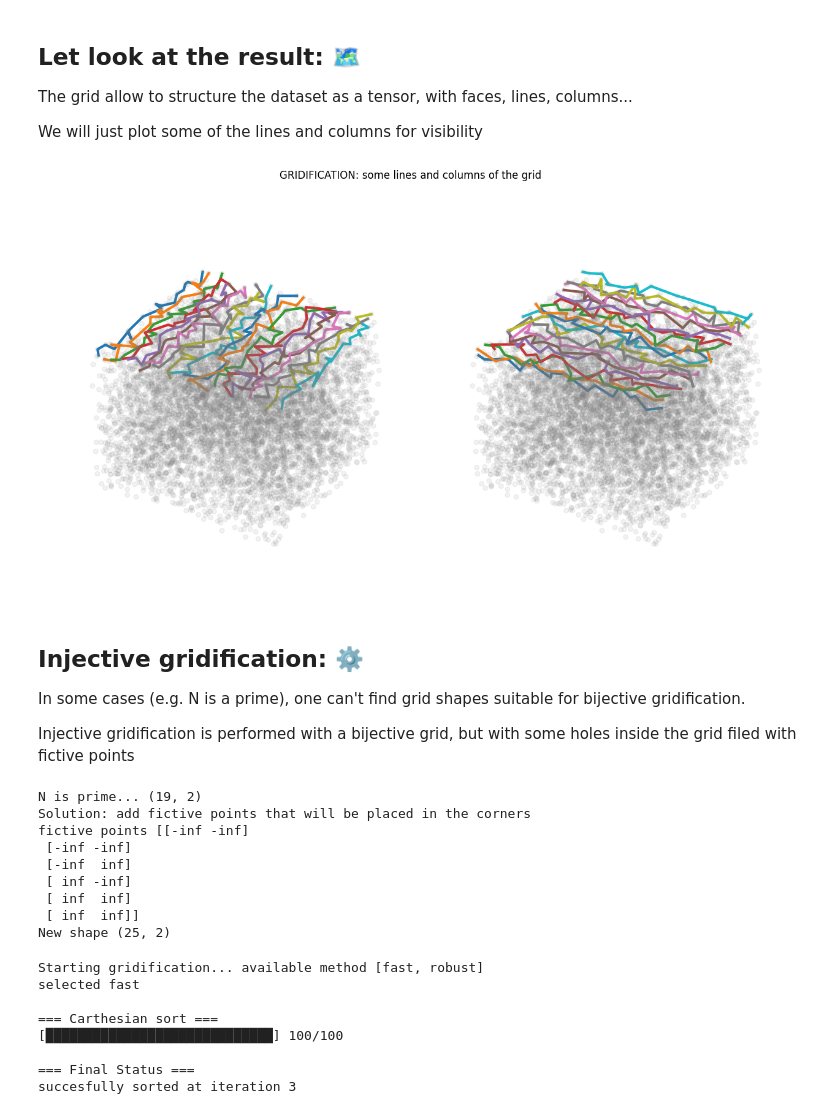
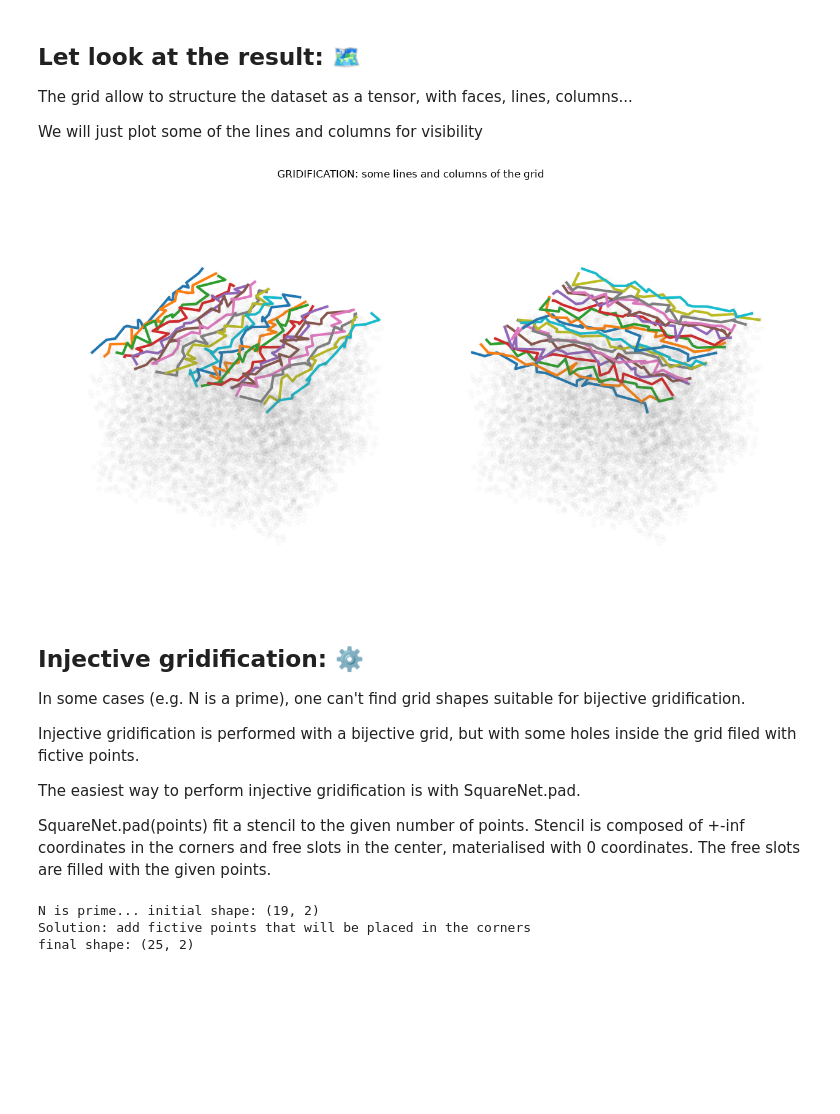
Before and after one commit to ArmanddeCacqueray/SquareNet, a Jupyter notebook: 00_getting_started.ipynb, the cells around one changed output. Drawn from its saved outputs; the diff is of its cells as text; code cells hidden in the pictures; blank space fills up the shorter version.

```diff
--- a/00_getting_started.ipynb
+++ b/00_getting_started.ipynb
@@ -91,80 +92,52 @@ up_face = grided_points[:, :, -1] #upper face of the grid
 # %%
 fig = plt.figure(figsize=(16, 8))
 
 # lines
 ax1 = fig.add_subplot(121, projection='3d')
-scatter(points, ax1, s=30, color="grey", alpha=0.1)
+scatter(points, ax1, s=30, color="grey", alpha=0.2)
 for line in up_face:
     plot(line, ax1, linewidth=3)
 ax1.axis("off")
 
 # columns
 ax2 = fig.add_subplot(122, projection='3d')
-scatter(points, ax2, s=30, color="grey", alpha=0.1)
+scatter(points, ax2, s=30, color="grey", alpha=0.2)
 for column in up_face.transpose(1, 0, 2):
     plot(column, ax2, linewidth=3)
 ax2.axis("off")
 plt.subplots_adjust(wspace=0)
 fig.suptitle("GRIDIFICATION: some lines and columns of the grid")
 plt.show()
 # %% [output]
-[figure, old version]
+[figure, new version]
 # %% [markdown]
 ## Injective gridification: ⚙️
 
 In some cases (e.g. N is a prime), one can't find  grid shapes suitable for bijective gridification.
 
-Injective gridification is performed with a bijective grid, but with some holes inside the grid filed with fictive points
+Injective gridification is performed with a bijective grid, but with some holes inside the grid filed with fictive points.
+
+The easiest way to perform injective gridification is with SquareNet.pad.
+
+SquareNet.pad(points) fit a stencil to the given number of points. Stencil is composed of +-inf coordinates in the corners
+and free slots in the center, materialised with 0 coordinates. The free slots are filled with the given points.
 # %%
 N = 19
 D = 2
 
-points = np.random.rand(N, D)
+points = np.random.rand(N, D) #(19, 2)
 
-print("N is prime...", (N, D))
+print("N is prime... initial shape:", (N, D))
 print("Solution: add fictive points that will be placed in the corners")
 
-def infpt(u,v):
-    return np.array([u*np.inf, v*np.inf])[None, :]
+sn = SquareNet(gridshape = (5, 5), verbose = 0)
+points = sn.pad(points) #(25, 2)
+print("final shape:", points.shape)
 
-
-fictives = np.concatenate([
-    infpt(-1, -1),
-    infpt(-1, -1),
-    infpt(-1, 1),
-    infpt(1, -1),
-    infpt(1, 1),
-    infpt(1, 1),
-], axis = 0)
-
-points_all = np.concatenate([points, fictives])
-
-Nall, D = points_all.shape
-
-print("fictive points", fictives)
-print("New shape", (Nall, D))
+sn.fit(points)
+grided_points = sn.map(points)
 # %% [output]
-N is prime... (19, 2)
+N is prime... initial shape: (19, 2)
 Solution: add fictive points that will be placed in the corners
-fictive points [[-inf -inf]
- [-inf -inf]
- [-inf  inf]
- [ inf -inf]
- [ inf  inf]
- [ inf  inf]]
-New shape (25, 2)
+final shape: (25, 2)
-# %%
-IJ = (5, 5)
-sn = SquareNet(gridshape = IJ)
-sn.fit(points_all)
-grided_points = sn.map(points_all)
-# %% [output]
-Starting gridification... available method [fast, robust]
-selected fast
-
-=== Carthesian sort ===
-[█████████████████████████████] 100/100
-
-=== Final Status ===
-succesfully sorted at iteration 3
 # %%
```
Also changed, not shown: parts of 3 cells of this notebook, 14 other files.
